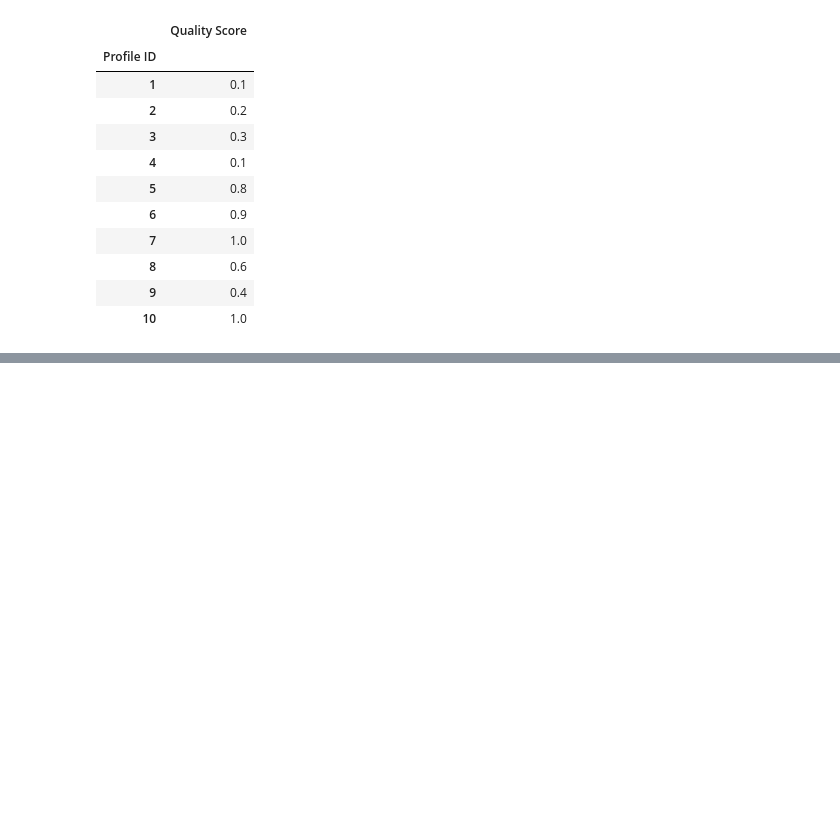
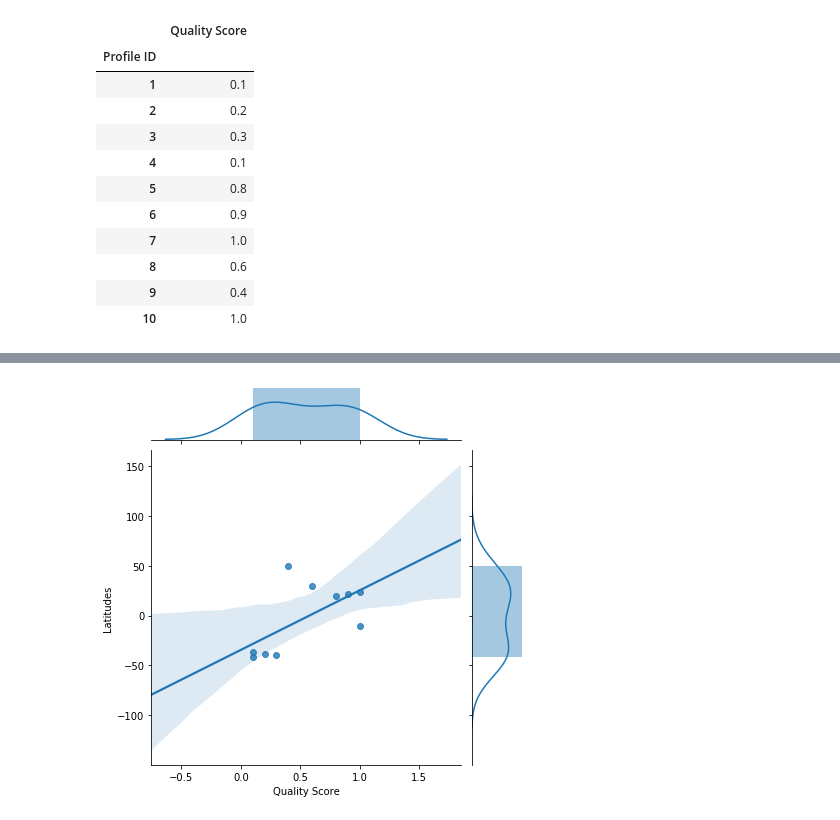
Before and after one commit to oceanhackweek/ohw19-projects-TMIVP, a Jupyter notebook: Fake_data.ipynb, the cells around one changed output, grey strips where cells are left out. Drawn from its saved outputs; the diff is of its cells as text; code cells hidden in the pictures; blank space fills up the shorter version.

```diff
--- a/Fake_data.ipynb
+++ b/Fake_data.ipynb
@@ -55,0 +76,4 @@ ax = seaborn.jointplot("BDE 99 Liver", "BDE 47 Liver", df, kind="reg")
+# %%
+fig = seaborn.jointplot("Quality Score", "Latitudes", full_df, kind="reg")
+# %% [output]
+[figure, added]
```
Also changed, not shown: parts of 12 cells of this notebook, 1 other file.
